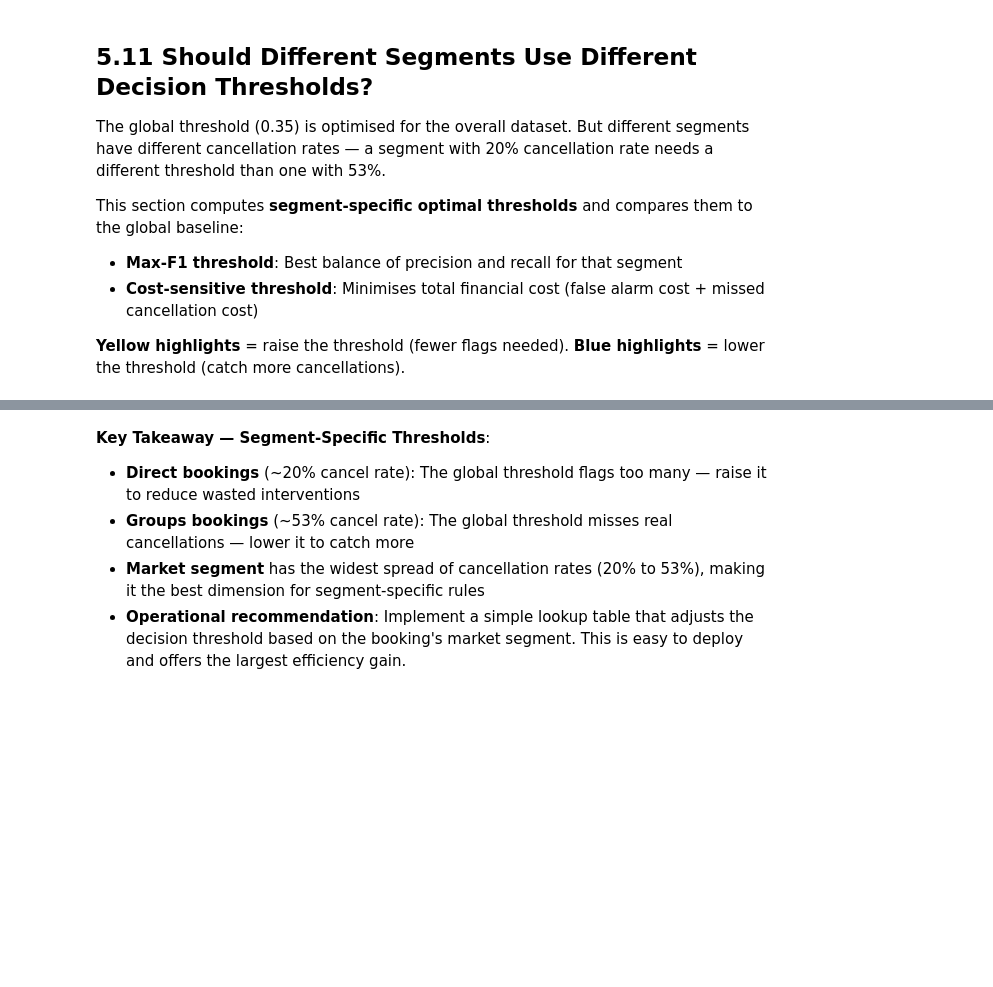
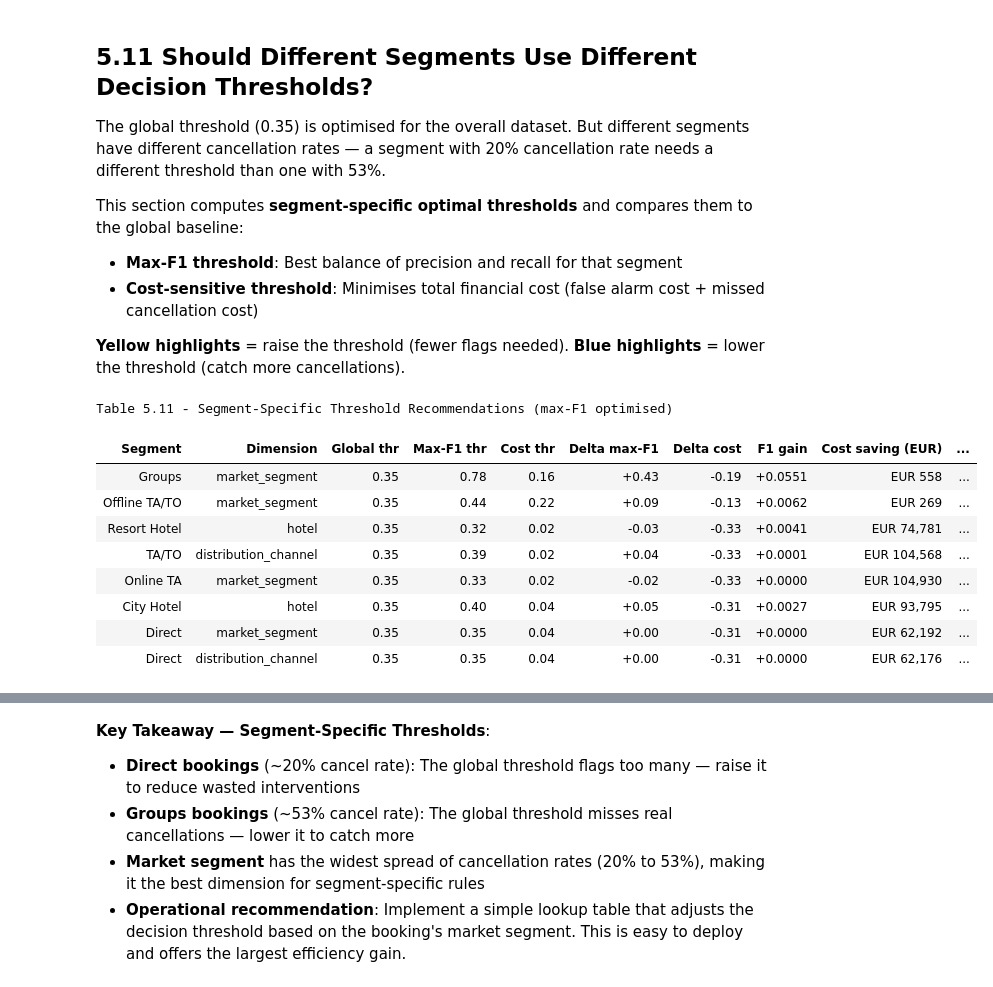
Before and after one commit to Dirkiee09/hotel-cancellation-prediction, a Jupyter notebook: notebooks/05_explainability.ipynb, the cells around one changed output, grey strips where cells are left out. Cells and saved outputs as stored; diff of their text form; code cells hidden in the pictures; blank space fills up the shorter version.

```diff
--- a/notebooks/05_explainability.ipynb
+++ b/notebooks/05_explainability.ipynb
@@ -545,56 +630,97 @@ MIN_ROWS   = 500                    # same gate used by segment_metrics.csv
 # preds already loaded in section 5.10
 DIMS = ["hotel", "market_segment", "distribution_channel"]
 
+
+def _total_cost(y_true, y_prob, threshold, fn_cost, fp_cost):
+    """Sum of FP cost (intervention) + FN cost (lost revenue) at a threshold."""
+    y_pred = (y_prob >= threshold).astype(int)
+    fp = int(((y_pred == 1) & (y_true == 0)).sum())
+    fn_mask = (y_pred == 0) & (y_true == 1)
+    return fp_cost * fp + float(fn_cost[fn_mask].sum())
+
+
 records = []
 for dim in DIMS:
     for seg_val, grp in preds.groupby(dim, observed=True):
         n = len(grp)
         if n < MIN_ROWS:
             continue
 
         y_true  = grp["is_canceled"].to_numpy()
         y_prob  = grp["cancel_probability"].to_numpy()
         fn_cost = grp["revenue_at_risk"].to_numpy()
-        pos_rate = float(y_true.mean())
 
-        # max-F1 threshold
+        # Max-F1 threshold per segment
         sweep      = threshold_sweep(y_true, y_prob)
         mf1_result = select_max_f1_threshold(sweep)
+        max_f1_thr = float(mf1_result["threshold"])
 
-        # cost-sensitive threshold
+        # Cost-sensitive threshold per segment
         csweep      = cost_threshold_sweep(y_true, y_prob, fn_cost, fp_cost=FP_COST)
         cost_result = select_min_cost_threshold(csweep)
+        cost_thr    = float(cost_result["threshold"])
 
-        # Performance at optimal threshold
-        y_pred_opt = (y_prob >= mf1_result["threshold"]).astype(int)
-        f1_opt   = float(f1_score(y_true, y_pred_opt, zero_division=0))
-        prec_opt = float(precision_score(y_true, y_pred_opt, zero_division=0))
-        rec_opt  = float(recall_score(y_true, y_pred_opt, zero_division=0))
+        # Performance at global vs optimised thresholds
+        y_pred_base = (y_prob >= GLOBAL_THR).astype(int)
+        y_pred_opt  = (y_prob >= max_f1_thr).astype(int)
+        f1_base = float(f1_score(y_true, y_pred_base, zero_division=0))
+        f1_opt  = float(f1_score(y_true, y_pred_opt, zero_division=0))
+        prec    = float(precision_score(y_true, y_pred_opt, zero_division=0))
+        rec     = float(recall_score(y_true, y_pred_opt, zero_division=0))
+
+        # Cost saving: positive when the segment-optimal cost threshold
+        # achieves lower total cost than the global 0.35 threshold.
+        cost_base = _total_cost(y_true, y_prob, GLOBAL_THR, fn_cost, FP_COST)
+        cost_opt  = _total_cost(y_true, y_prob, cost_thr,   fn_cost, FP_COST)
 
         records.append({
-            "Segment":             seg_val,
-            "Optimal Threshold":   mf1_result["threshold"],
-            "F1":                  f1_opt,
-            "Precision":           prec_opt,
-            "Recall":              rec_opt,
+            "Segment":            str(seg_val),
+            "Dimension":          dim,
+            "Global thr":         GLOBAL_THR,
+            "Max-F1 thr":         max_f1_thr,
+            "Cost thr":           cost_thr,
+            "Delta max-F1":       max_f1_thr - GLOBAL_THR,
+            "Delta cost":         cost_thr - GLOBAL_THR,
+            "F1 gain":            f1_opt - f1_base,
+            "Cost saving (EUR)":  cost_base - cost_opt,
+            "F1":                 f1_opt,
+            "Precision":          prec,
+            "Recall":             rec,
         })
 
 seg_thr_df = pd.DataFrame(records).sort_values("F1", ascending=False).reset_index(drop=True)
 
 fmt = {
-    "Optimal Threshold": "{:.2f}",
-    "F1":                "{:.3f}",
-    "Precision":         "{:.3f}",
-    "Recall":            "{:.3f}",
+    "Global thr":         "{:.2f}",
+    "Max-F1 thr":         "{:.2f}",
+    "Cost thr":           "{:.2f}",
+    "Delta max-F1":       "{:+.2f}",
+    "Delta cost":         "{:+.2f}",
+    "F1 gain":            "{:+.4f}",
+    "Cost saving (EUR)":  "EUR {:,.0f}",
+    "F1":                 "{:.3f}",
+    "Precision":          "{:.3f}",
+    "Recall":             "{:.3f}",
 }
 display(
     seg_thr_df.style
     .format(fmt)
     .set_caption(
-        "Table 5.11 — Segment-Specific Threshold Recommendations (max-F1 optimised)"
+        "Table 5.11 - Segment-Specific Threshold Recommendations (max-F1 optimised)"
     )
     .hide(axis="index")
 )
+# %% [output]
+Table 5.11 - Segment-Specific Threshold Recommendations (max-F1 optimised)
+| Segment | Dimension | Global thr | Max-F1 thr | Cost thr | Delta max-F1 | Delta cost | F1 gain | Cost saving (EUR) | ... |
+| Groups | market_segment | 0.35 | 0.78 | 0.16 | +0.43 | -0.19 | +0.0551 | EUR 558 | ... |
+| Offline TA/TO | market_segment | 0.35 | 0.44 | 0.22 | +0.09 | -0.13 | +0.0062 | EUR 269 | ... |
+| Resort Hotel | hotel | 0.35 | 0.32 | 0.02 | -0.03 | -0.33 | +0.0041 | EUR 74,781 | ... |
+| TA/TO | distribution_channel | 0.35 | 0.39 | 0.02 | +0.04 | -0.33 | +0.0001 | EUR 104,568 | ... |
+| Online TA | market_segment | 0.35 | 0.33 | 0.02 | -0.02 | -0.33 | +0.0000 | EUR 104,930 | ... |
+| City Hotel | hotel | 0.35 | 0.40 | 0.04 | +0.05 | -0.31 | +0.0027 | EUR 93,795 | ... |
+| Direct | market_segment | 0.35 | 0.35 | 0.04 | +0.00 | -0.31 | +0.0000 | EUR 62,192 | ... |
+| Direct | distribution_channel | 0.35 | 0.35 | 0.04 | +0.00 | -0.31 | +0.0000 | EUR 62,176 | ... |
 # %%
 import matplotlib.patches as mpatches
 
```
Also changed, not shown: parts of 17 cells of this notebook.
